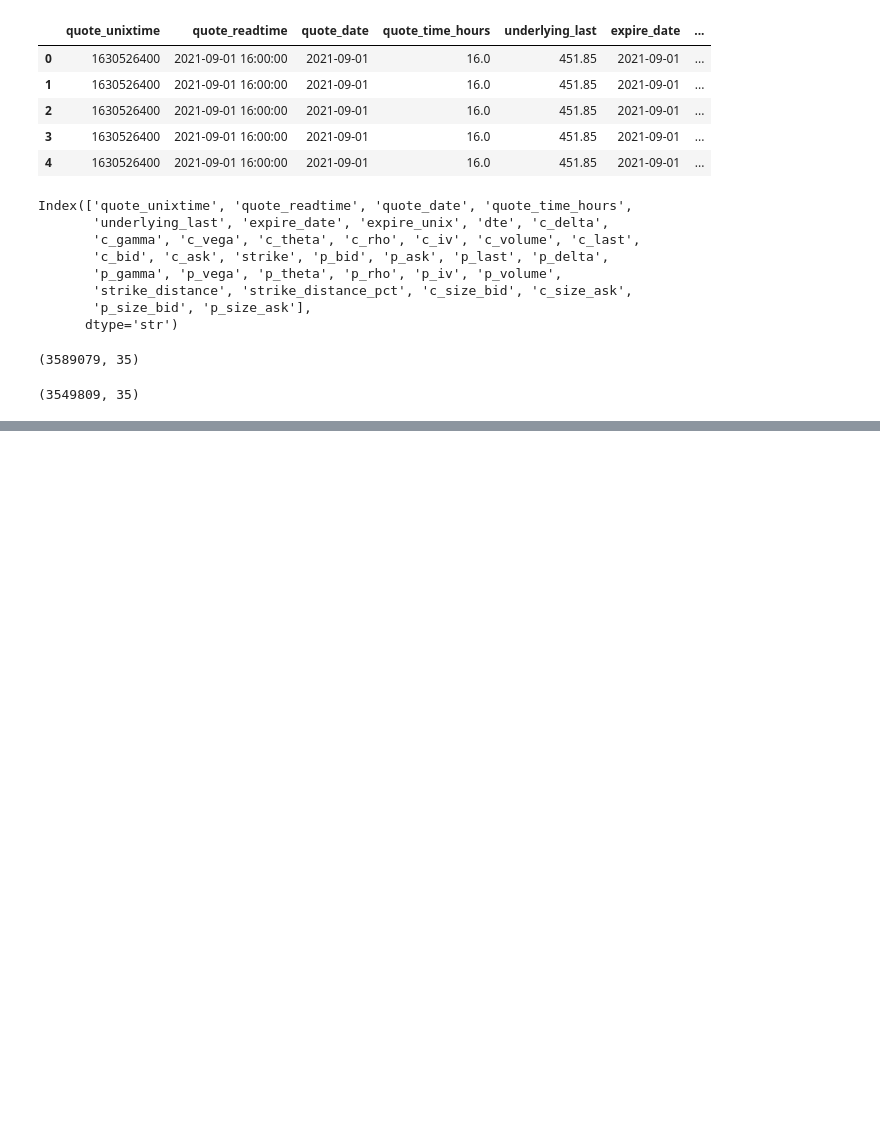
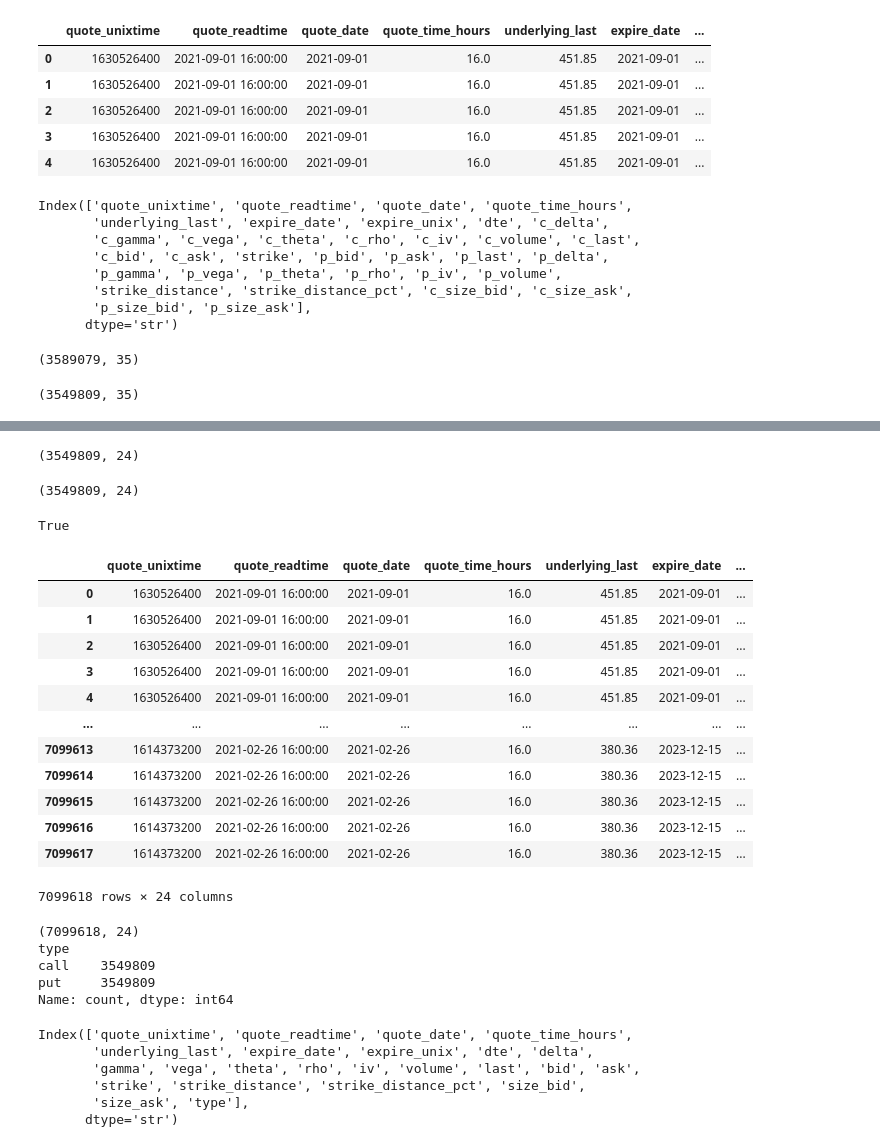
Before and after one commit to Skecon/Project-files, a Jupyter notebook: notebooks/01_Cleaning.ipynb, the cells around one changed output, grey strips where cells are left out. Saved outputs shown, nothing was run; the diff lists cells and outputs as text; code cells hidden in the pictures; blank space fills up the shorter version.

Commit message:
Creation of long_df

```diff
--- a/notebooks/01_Cleaning.ipynb
+++ b/notebooks/01_Cleaning.ipynb
@@ -182,2 +198,62 @@ df.shape
+# %%
+call = df[call_filt]
+call.columns = call.columns.str.removeprefix('c_')
+call['type'] = 'call'
+# %%
+put_filt = ['quote_unixtime', 'quote_readtime', 'quote_date', 'quote_time_hours',
+       'underlying_last', 'expire_date', 'expire_unix', 'dte', 'p_delta',
+       'p_gamma', 'p_vega', 'p_theta', 'p_rho', 'p_iv', 'p_volume', 'p_last',
+       'p_bid', 'p_ask', 'strike', 'strike_distance', 'strike_distance_pct', 'p_size_bid', 'p_size_ask']
+# %%
+put = df[put_filt]
+put.columns = put.columns.str.removeprefix('p_')
+put['type'] = 'put'
+# %%
+call.shape
+# %% [output]
+(3549809, 24)
+# %%
+put.shape
+# %% [output]
+(3549809, 24)
+# %%
+long_df = pd.concat([call, put], ignore_index = True)
+long_df.index.is_unique
+# %% [output]
+True
+# %%
+long_df
+# %% [output]
+|  | quote_unixtime | quote_readtime | quote_date | quote_time_hours | underlying_last | expire_date | ... |
+| 0 | 1630526400 | 2021-09-01 16:00:00 | 2021-09-01 | 16.0 | 451.85 | 2021-09-01 | ... |
+| 1 | 1630526400 | 2021-09-01 16:00:00 | 2021-09-01 | 16.0 | 451.85 | 2021-09-01 | ... |
+| 2 | 1630526400 | 2021-09-01 16:00:00 | 2021-09-01 | 16.0 | 451.85 | 2021-09-01 | ... |
+| 3 | 1630526400 | 2021-09-01 16:00:00 | 2021-09-01 | 16.0 | 451.85 | 2021-09-01 | ... |
+| 4 | 1630526400 | 2021-09-01 16:00:00 | 2021-09-01 | 16.0 | 451.85 | 2021-09-01 | ... |
+| ... | ... | ... | ... | ... | ... | ... | ... |
+| 7099613 | 1614373200 | 2021-02-26 16:00:00 | 2021-02-26 | 16.0 | 380.36 | 2023-12-15 | ... |
+| 7099614 | 1614373200 | 2021-02-26 16:00:00 | 2021-02-26 | 16.0 | 380.36 | 2023-12-15 | ... |
+| 7099615 | 1614373200 | 2021-02-26 16:00:00 | 2021-02-26 | 16.0 | 380.36 | 2023-12-15 | ... |
+| 7099616 | 1614373200 | 2021-02-26 16:00:00 | 2021-02-26 | 16.0 | 380.36 | 2023-12-15 | ... |
+| 7099617 | 1614373200 | 2021-02-26 16:00:00 | 2021-02-26 | 16.0 | 380.36 | 2023-12-15 | ... |
+7099618 rows × 24 columns
+# %%
+print(long_df.shape)
+print(long_df['type'].value_counts())
+# %% [output]
+(7099618, 24)
+type
+call    3549809
+put     3549809
+Name: count, dtype: int64
+# %%
+long_df.columns
+# %% [output]
+Index(['quote_unixtime', 'quote_readtime', 'quote_date', 'quote_time_hours',
+       'underlying_last', 'expire_date', 'expire_unix', 'dte', 'delta',
+       'gamma', 'vega', 'theta', 'rho', 'iv', 'volume', 'last', 'bid', 'ask',
+       'strike', 'strike_distance', 'strike_distance_pct', 'size_bid',
+       'size_ask', 'type'],
+      dtype='str')
 # %%
 df.to_parquet(r'../data\processed\raw.parquet')
```
Also changed, not shown: parts of 6 cells of this notebook.
